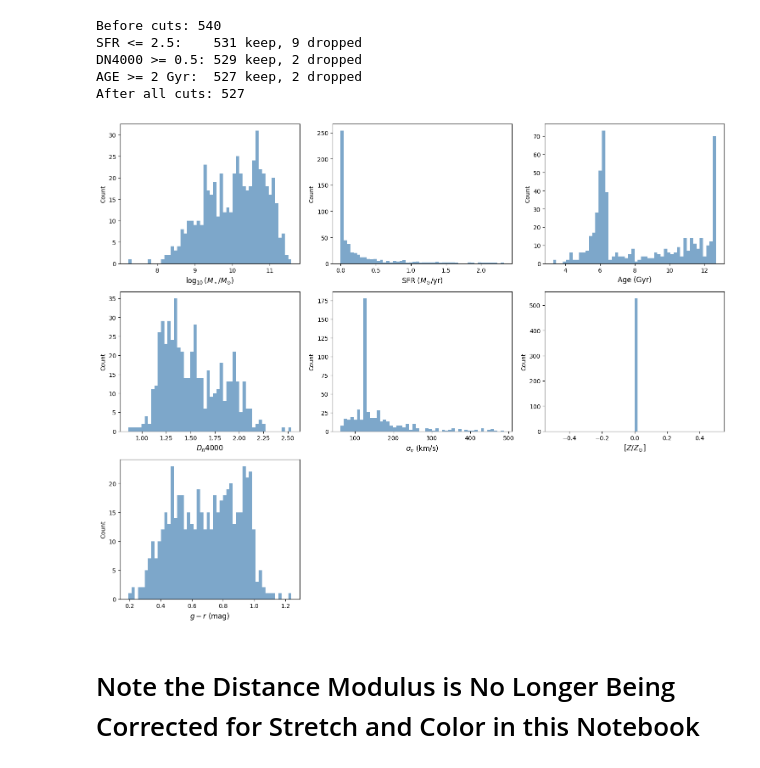
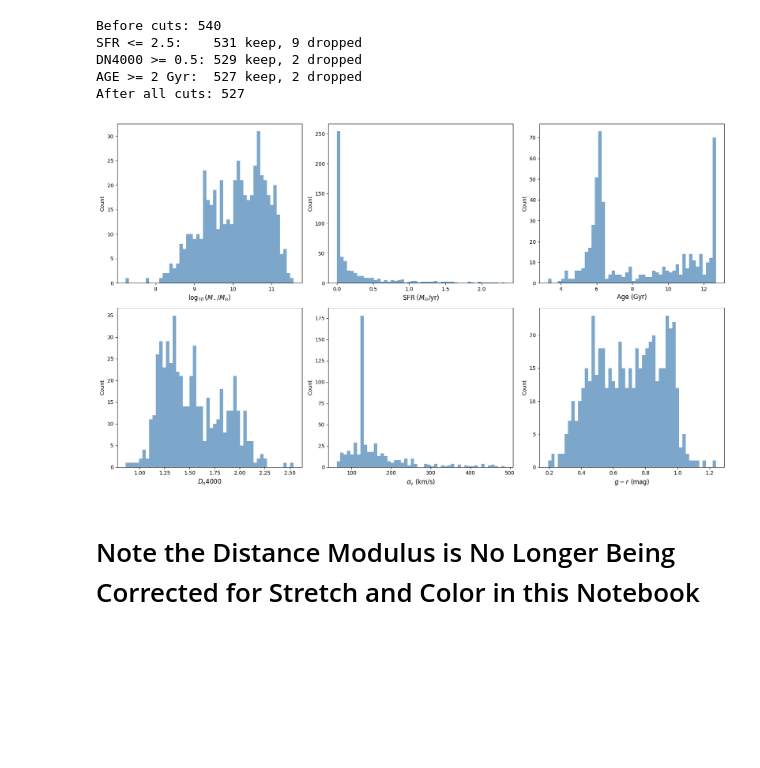
Before and after one commit to mwvgroup/myc21_first_paper, a Jupyter notebook: ZTF_DESI_data_prep/construct_hubble_resid_uncorrected_tripp_log_like.ipynb, the cells around one changed output. Cells and saved outputs as stored; diff of their text form; code cells hidden in the pictures; blank space fills up the shorter version.

```diff
--- a/ZTF_DESI_data_prep/construct_hubble_resid_uncorrected_tripp_log_like.ipynb
+++ b/ZTF_DESI_data_prep/construct_hubble_resid_uncorrected_tripp_log_like.ipynb
@@ -102,7 +102,7 @@ DN4000 >= 0.5: 529 keep, 2 dropped
 AGE >= 2 Gyr:  527 keep, 2 dropped
 After all cuts: 527
 # %%
-fig, axes = plt.subplots(3, 3, figsize=(15, 12))
+fig, axes = plt.subplots(2, 3, figsize=(17, 10))
 
 ax = axes[0, 0]
 ax.hist(df["DESI_FASTSPEC_LOGMSTAR"], bins=50, alpha=0.7, color="steelblue")
@@ -112,41 +112,39 @@ ax.set_ylabel("Count")
 ax = axes[0, 1]
 ax.hist(df["DESI_FASTSPEC_SFR"], bins=50, alpha=0.7, color="steelblue")
 ax.set_xlabel(r"SFR $(M_{\odot}/\mathrm{yr})$", fontsize=12)
 ax.set_ylabel("Count")
 
 ax = axes[0, 2]
 ax.hist(df["DESI_FASTSPEC_AGE"], bins=50, alpha=0.7, color="steelblue")
 ax.set_xlabel(r"Age (Gyr)", fontsize=12)
 ax.set_ylabel("Count")
 
 ax = axes[1, 0]
 ax.hist(df["DESI_FASTSPEC_DN4000"], bins=50, alpha=0.7, color="steelblue")
 ax.set_xlabel(r"$D_n4000$", fontsize=12)
 ax.set_ylabel("Count")
 
 ax = axes[1, 1]
 ax.hist(df["DESI_FASTSPEC_VDISP"], bins=50, alpha=0.7, color="steelblue")
 ax.set_xlabel(r"$\sigma_v$ (km/s)", fontsize=12)
 ax.set_ylabel("Count")
 
+# ax = axes[1, 2]
+# ax.hist(df["DESI_FASTSPEC_ZZSUN"], bins=50, alpha=0.7, color="steelblue")
+# ax.set_xlabel(r"$[Z/Z_{\odot}]$", fontsize=12)
+# ax.set_ylabel("Count")
+
 ax = axes[1, 2]
-ax.hist(df["DESI_FASTSPEC_ZZSUN"], bins=50, alpha=0.7, color="steelblue")
-ax.set_xlabel(r"$[Z/Z_{\odot}]$", fontsize=12)
-ax.set_ylabel("Count")
-
-ax = axes[2, 0]
 ax.hist(df["DESI_FASTSPEC_g_minus_r"], bins=50, alpha=0.7, color="steelblue")
 ax.set_xlabel(r"$g - r$ (mag)", fontsize=12)
 ax.set_ylabel("Count")
 
-axes[2, 1].set_visible(False)
-axes[2, 2].set_visible(False)
 
 plt.tight_layout()
 fig.savefig("figures/host_property_histograms.pdf", bbox_inches="tight", dpi=300)
 plt.show()
 # %% [output]
-[figure, old version]
+[figure, new version]
 # %% [markdown]
 # Note the Distance Modulus is No Longer Being Corrected for Stretch and Color in this Notebook #
 # %%
```
Also changed, not shown: 4 other files.
